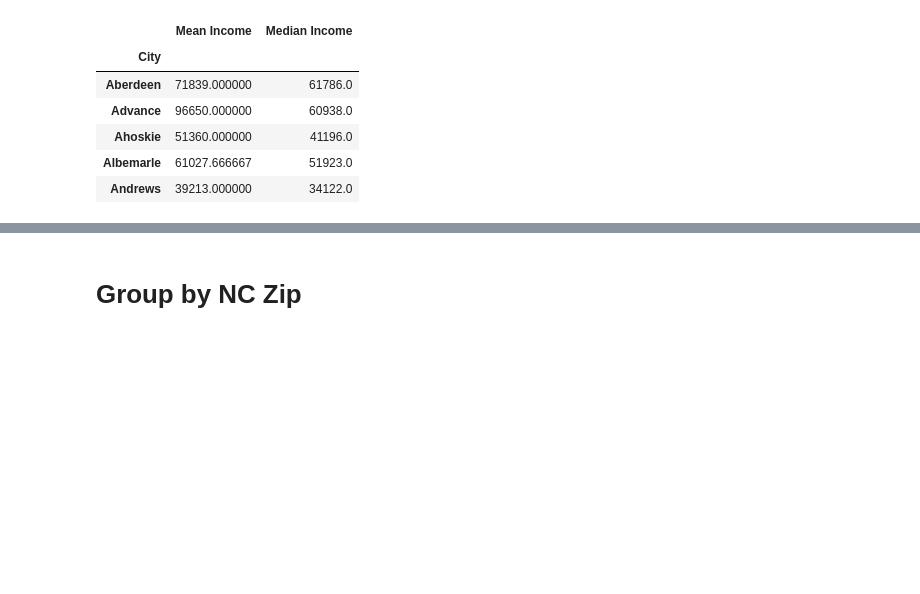
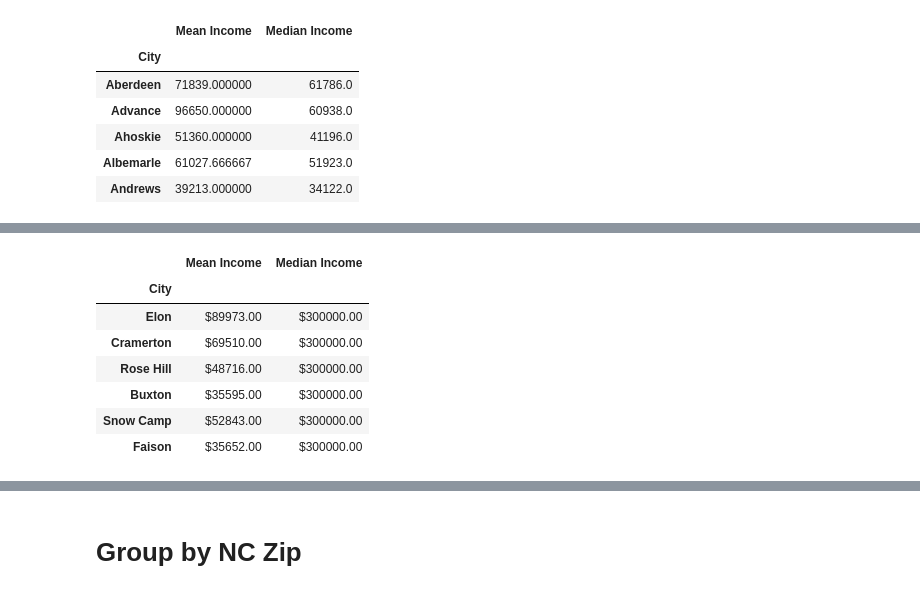
Before and after one commit to AnaLindaPenny/project-one, a Jupyter notebook: Resources/Income Analysis.ipynb, the cells around one changed output, grey strips where cells are left out. Drawn from its saved outputs; the diff is of its cells as text; code cells hidden in the pictures; blank space fills up the shorter version.

```diff
--- a/Resources/Income Analysis.ipynb
+++ b/Resources/Income Analysis.ipynb
@@ -151,3 +177,18 @@ City_mean_summary_df.head()
+# %%
+#sort for highest average Median income by Cities
+City_median_summary_sorted = City_mean_summary_df.sort_values("Median Income", ascending=False)
+City_median_summary_sorted["Mean Income"]= City_median_summary_sorted["Mean Income"].map("${:.2f}".format)
+City_median_summary_sorted["Median Income"]= City_median_summary_sorted["Median Income"].map("${:.2f}".format)
+City_median_summary_sorted.head(6)
+# %% [output]
+|  | Mean Income | Median Income |
+| City |  |  |
+| Elon | $89973.00 | $300000.00 |
+| Cramerton | $69510.00 | $300000.00 |
+| Rose Hill | $48716.00 | $300000.00 |
+| Buxton | $35595.00 | $300000.00 |
+| Snow Camp | $52843.00 | $300000.00 |
+| Faison | $35652.00 | $300000.00 |
 # %%
 %matplotlib notebook
 # %%
```
Also changed, not shown: parts of 6 cells of this notebook, 3 other files.
